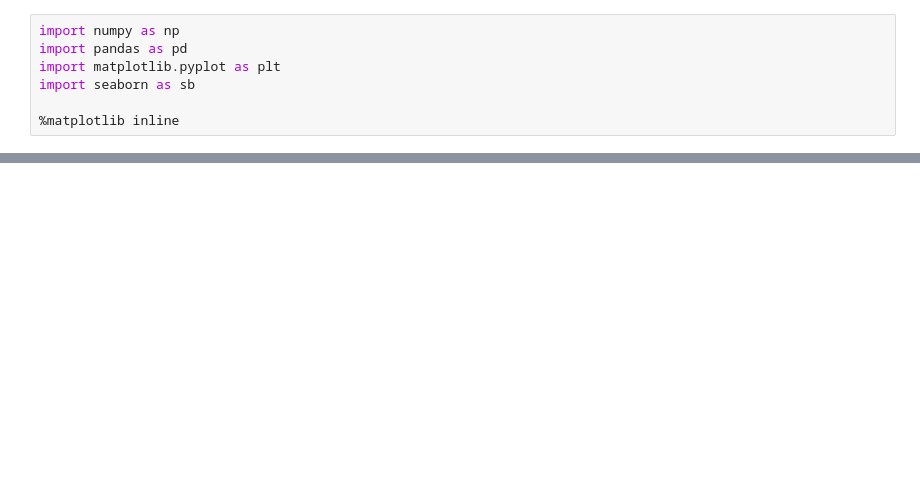
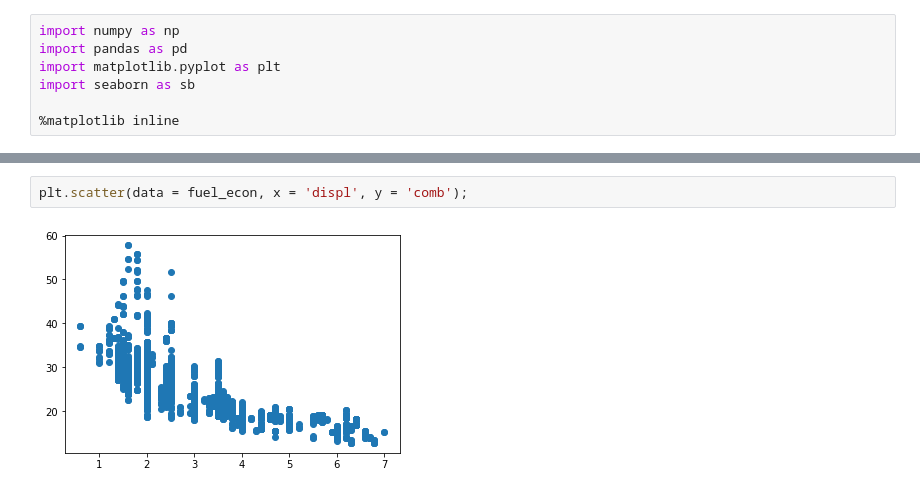
Before and after one commit to iRaied/Project_5_3_Pokemon, a Jupyter notebook: Bivariate_Exploration.ipynb, the cells around one changed output, grey strips where cells are left out. Saved outputs shown, nothing was run; the diff lists cells and outputs as text; blank space fills up the shorter version.

```diff
--- a/Bivariate_Exploration.ipynb
+++ b/Bivariate_Exploration.ipynb
@@ -18,3 +18,7 @@ fuel_econ.head(6)
 | 3 | 32207 | Volkswagen | CC 4motion | 2013 | Compact Cars | All-Wheel Drive | Automatic (S6) | Premium Gasoline | 6 | 3.6 | 94 | ... |
 | 4 | 32208 | Chevrolet | Malibu eAssist | 2013 | Midsize Cars | Front-Wheel Drive | Automatic (S6) | Regular Gasoline | 4 | 2.4 | 0 | ... |
 | 5 | 32209 | Lexus | GS 350 | 2013 | Midsize Cars | Rear-Wheel Drive | Automatic (S6) | Premium Gasoline | 6 | 3.5 | 0 | ... |
+# %%
+plt.scatter(data = fuel_econ, x = 'displ', y = 'comb');
+# %% [output]
+[figure, added]
```
Also changed, not shown: parts of 10 cells of this notebook.
